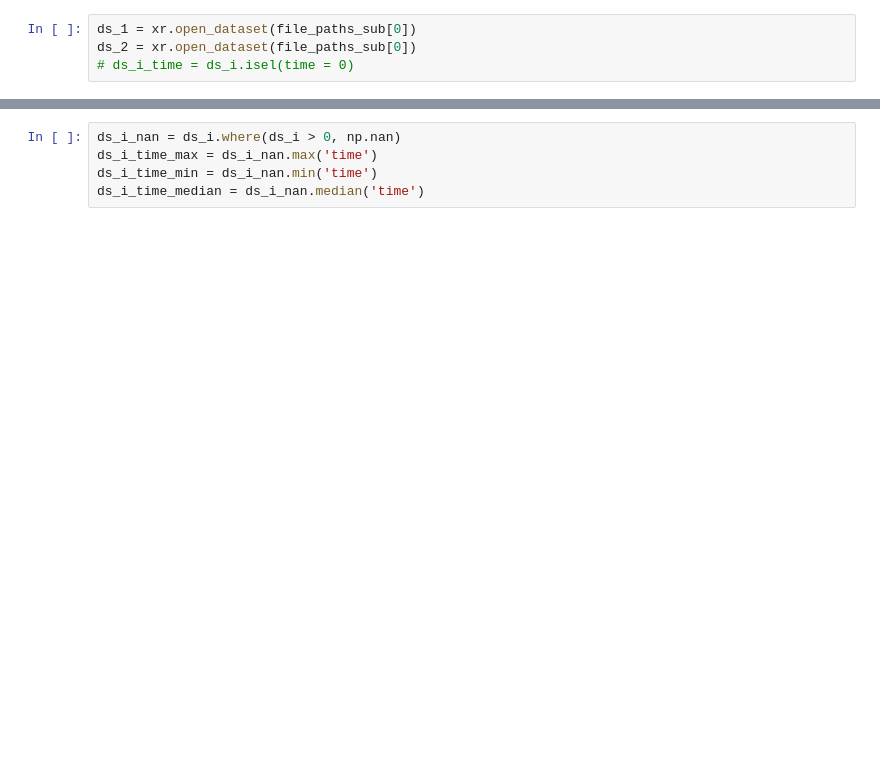
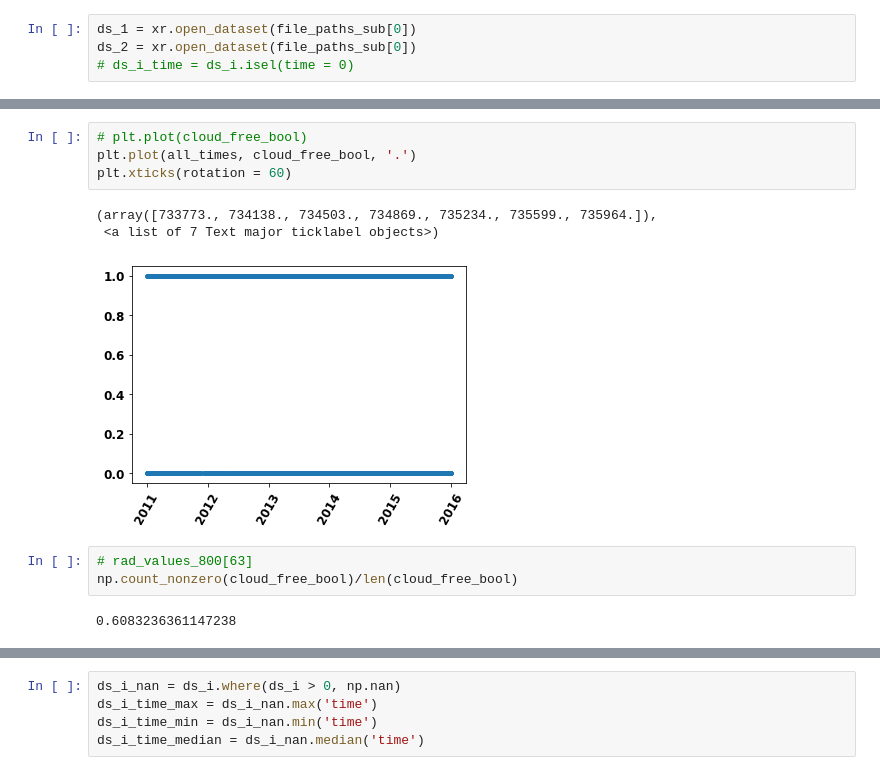
Before and after one commit to costachris/arctic_surface_forcing, a Jupyter notebook: rad_transfer_python/summit_aeri.ipynb, the cells around one changed output, grey strips where cells are left out. Cells and saved outputs as stored; diff of their text form; blank space fills up the shorter version.

```diff
--- a/rad_transfer_python/summit_aeri.ipynb
+++ b/rad_transfer_python/summit_aeri.ipynb
@@ -125,0 +161,13 @@ ds_i = xr.open_mfdataset(file_paths_sub,
+# %%
+# plt.plot(cloud_free_bool)
+plt.plot(all_times, cloud_free_bool, '.')
+plt.xticks(rotation = 60)
+# %% [output]
+(array([733773., 734138., 734503., 734869., 735234., 735599., 735964.]),
+ <a list of 7 Text major ticklabel objects>)
+[figure, added]
+# %%
+# rad_values_800[63]
+np.count_nonzero(cloud_free_bool)/len(cloud_free_bool)
+# %% [output]
+0.6083236361147238
```
Also changed, not shown: parts of 28 cells of this notebook, 5 other files.
